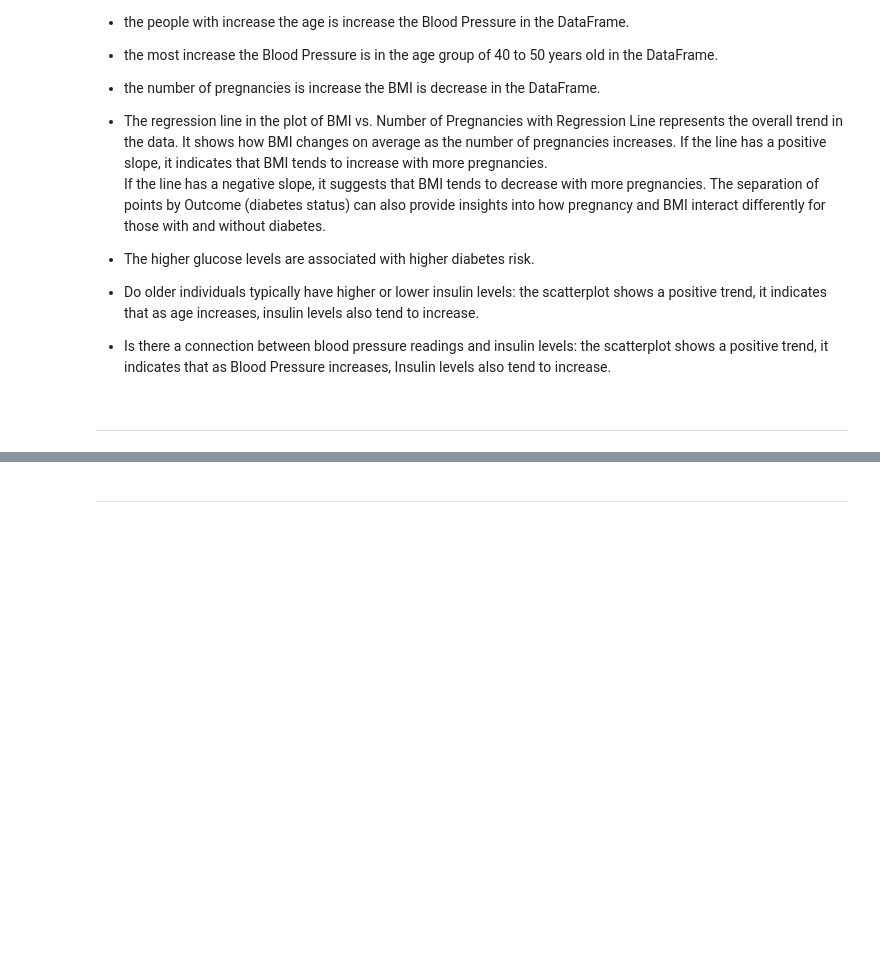
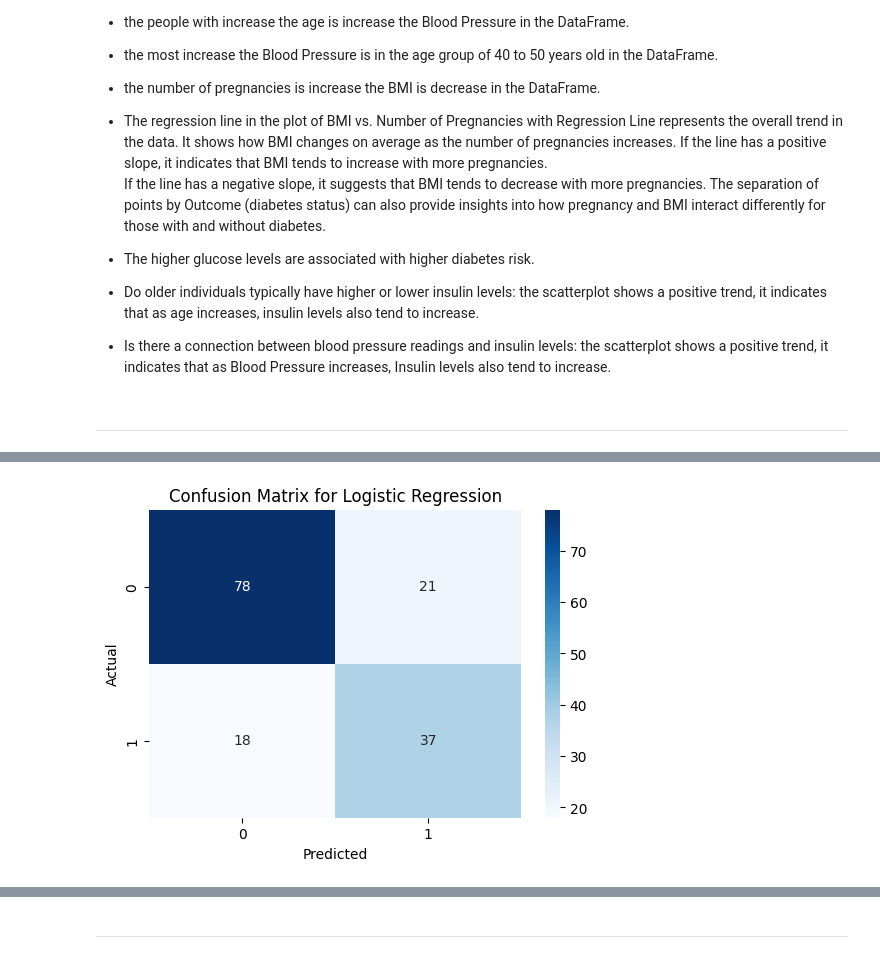
Before and after one commit to misbahkhattak718-pixel/Mentorship-Program--Devsil, a Jupyter notebook: Weekly Mini Projects/week 5/Diabetes_dataset_containing_patient_Health_indicators.ipynb, the cells around one changed output, grey strips where cells are left out. Cells and saved outputs as stored; diff of their text form; code cells hidden in the pictures; blank space fills up the shorter version.

```diff
--- a/Weekly Mini Projects/week 5/Diabetes_dataset_containing_patient_Health_indicators.ipynb
+++ b/Weekly Mini Projects/week 5/Diabetes_dataset_containing_patient_Health_indicators.ipynb
@@ -1050,0 +1017,97 @@ Mean Squared Error: 0.27
+# %%
+# Step 1: Import Libraries
+import pandas as pd
+from sklearn.model_selection import train_test_split
+from sklearn.linear_model import LogisticRegression
+from sklearn.tree import DecisionTreeClassifier
+from sklearn.ensemble import RandomForestClassifier
+from sklearn.metrics import classification_report, confusion_matrix, accuracy_score
+
+
+# Step 3: Preprocessing
+X = df.drop('Outcome', axis=1)  # Features
+y = df['Outcome']  # Target variable
+
+# Step 4: Split the Data
+X_train, X_test, y_train, y_test = train_test_split(X, y, test_size=0.2, random_state=42)
+
+# Step 5: Model Training
+# Logistic Regression
+log_model = LogisticRegression(max_iter=1000)
+log_model.fit(X_train, y_train)
+
+# Decision Tree
+dt_model = DecisionTreeClassifier(random_state=42)
+dt_model.fit(X_train, y_train)
+
+# Random Forest
+rf_model = RandomForestClassifier(random_state=42)
+rf_model.fit(X_train, y_train)
+
+# Step 6: Model Testing & Prediction
+models = {'Logistic Regression': log_model, 'Decision Tree': dt_model, 'Random Forest': rf_model}
+results = {}
+
+for name, model in models.items():
+    y_pred = model.predict(X_test)
+    accuracy = accuracy_score(y_test, y_pred)
+    report = classification_report(y_test, y_pred, output_dict=True)
+    confusion = confusion_matrix(y_test, y_pred)
+
+    results[name] = {
+        'accuracy': accuracy,
+        'precision': report['1']['precision'],
+        'recall': report['1']['recall'],
+        'f1-score': report['1']['f1-score']
+    }
+
+# Step 7: Create DataFrame for Results
+results_df = pd.DataFrame(results).T
+
+# Display results in table format
+print("Model Evaluation Results:")
+print(results_df)
+
+# Best Model Selection
+best_model = results_df['accuracy'].idxmax()
+print(f"\nBest Model: {best_model} with Accuracy: {results_df.loc[best_model, 'accuracy']:.2f}")
+
+# Conclusion
+print("\nConclusion:")
+print(f"The {best_model} achieved the highest accuracy of {results_df.loc[best_model, 'accuracy']:.2f}.")
+print("This model is likely the best choice for predicting diabetes outcomes based on the provided dataset.")
+
+
+
+# step 8: visualization (confusion matrix for Logistic Regression)
+log_y_pred = log_model.predict(X_test)
+conf_matrix = confusion_matrix(y_test, log_y_pred)
+plt.figure(figsize=(6, 4))
+sns.heatmap(conf_matrix, annot=True, fmt='d', cmap='Blues')
+plt.title('Confusion Matrix for Logistic Regression')
+plt.xlabel('Predicted')
+plt.ylabel('Actual')
+plt.show()
+
+
+
+# Step 9: visualization (confusion matrix for Decision Tree)
+dt_y_pred = dt_model.predict(X_test)
+conf_matrix = confusion_matrix(y_test, dt_y_pred)
+plt.figure(figsize=(6, 4))
+sns.heatmap(conf_matrix, annot=True, fmt='d', cmap='Blues')
+plt.title('Confusion Matrix for Decision Tree')
+plt.xlabel('Predicted')
+plt.ylabel('Actual')
+plt.show()
+
+# Step 8: Visualization (Confusion Matrix for Random Forest)
+rf_y_pred = rf_model.predict(X_test)
+conf_matrix = confusion_matrix(y_test, rf_y_pred)
+plt.figure(figsize=(6, 4))
+sns.heatmap(conf_matrix, annot=True, fmt='d', cmap='Blues')
+plt.title('Confusion Matrix for Random Forest')
+plt.xlabel('Predicted')
+plt.ylabel('Actual')
+plt.show()
+# %% [output]
@@ -1050,0 +1125 @@ Mean Squared Error: 0.27
+[figure, added]
```
Also changed, not shown: parts of 14 cells of this notebook, 1 other file.
